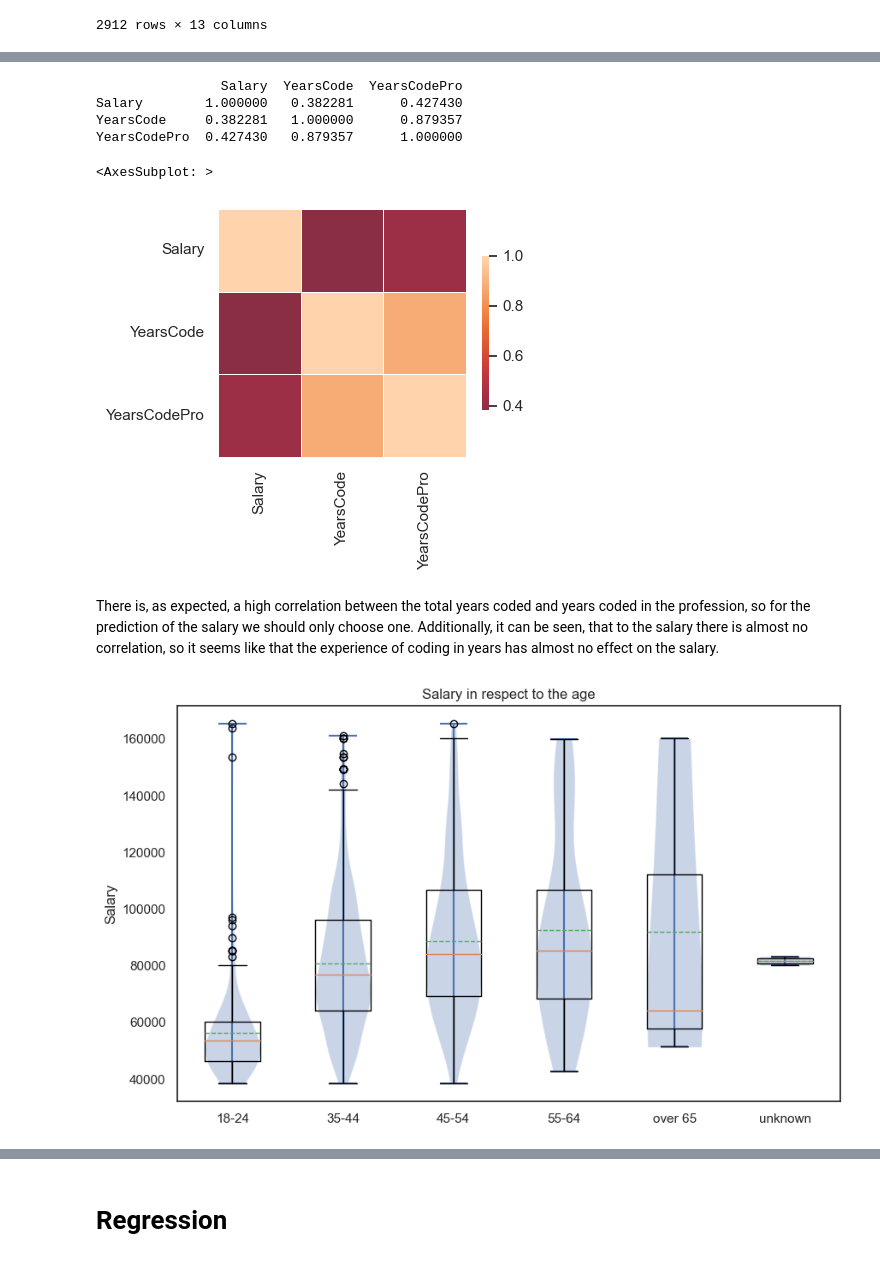
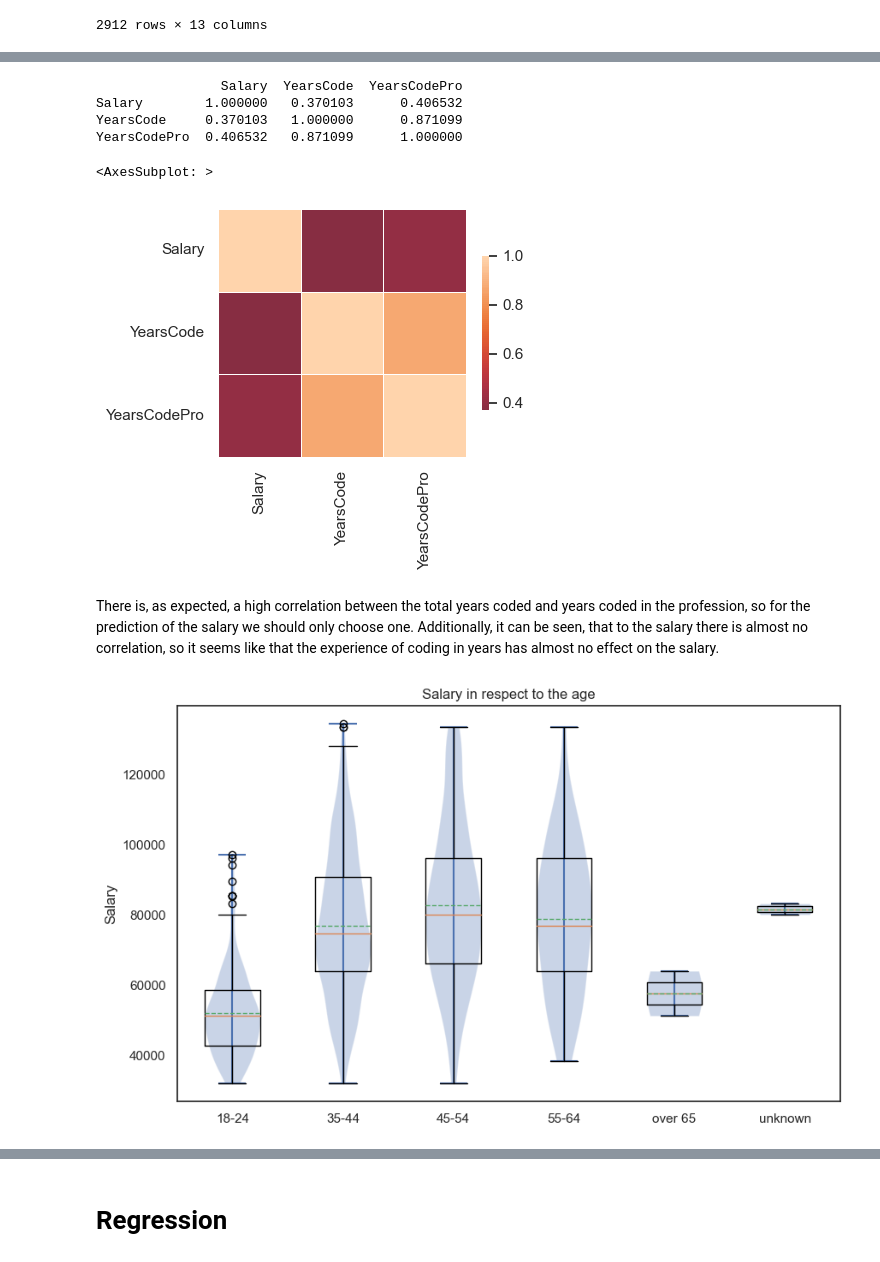
Before and after one commit to LucaF171/DataLiteracyProject, a Jupyter notebook: project.ipynb, the cells around one changed output, grey strips where cells are left out. Cells and saved outputs as stored; diff of their text form; code cells hidden in the pictures.

```diff
--- a/project.ipynb
+++ b/project.ipynb
@@ -343,6 +333,0 @@ plt.show()
-# %%
-print(f"0.925 quantil: {int(np.quantile(df_ger['Salary'], q=0.925)) : >6}")
-print(f"0.075 quantil: {int(np.quantile(df_ger['Salary'], q=0.075)) : >6}")
-
-df_ger = df_ger[df_ger['Salary'] < 165414]
-df_ger = df_ger[df_ger['Salary'] > 38388]
@@ -360,0 +334,35 @@ plt.show()
+# %%
+upper_05 = int(np.quantile(df_ger['Salary'], q=0.95))
+upper_10 = int(np.quantile(df_ger['Salary'], q=0.9))
+lower_05 = int(np.quantile(df_ger['Salary'], q=0.05))
+lower_10 = int(np.quantile(df_ger['Salary'], q=0.1))
+
+print(f"0.95 quantil: {upper_05 : >6}")
+print(f"0.90 quantil: {upper_10 : >6}")
+print(f"0.05 quantil: {lower_05 : >6}")
+
+_, (ax1, ax2, ax3, ax4) = plt.subplots(nrows=1, ncols=4, figsize=(20, 6))
+
+ax1.violinplot(df_ger['Salary'])
+ax1.boxplot(df_ger['Salary'], showmeans=True, meanline=True)
+ax1.set_ylabel("Salary")
+ax1.set(title='all data')
+
+ax2.violinplot(df_ger[df_ger['Salary'].between(lower_05, upper_05)]['Salary'])
+ax2.boxplot(df_ger[df_ger['Salary'].between(lower_05, upper_05)]['Salary'], showmeans=True, meanline=True)
+ax2.set_ylabel("Salary")
+ax2.set(title='lower: 05 | upper: 05')
+
+ax3.violinplot(df_ger[df_ger['Salary'].between(lower_05, upper_10)]['Salary'])
+ax3.boxplot(df_ger[df_ger['Salary'].between(lower_05, upper_10)]['Salary'], showmeans=True, meanline=True)
+ax3.set_ylabel("Salary")
+ax3.set(title='lower: 05 | upper: 10')
+
+ax4.violinplot(df_ger[df_ger['Salary'].between(lower_10, upper_10)]['Salary'])
+ax4.boxplot(df_ger[df_ger['Salary'].between(lower_10, upper_10)]['Salary'], showmeans=True, meanline=True)
+ax4.set_ylabel("Salary")
+ax4.set(title='lower: 05 | upper: 10')
+
+plt.show()
+
+df_ger = df_ger[df_ger['Salary'].between(lower_10, upper_10)]
@@ -361,15 +374,15 @@ plt.show()
 # %%
 corr = df_ger[['Salary', 'YearsCode', 'YearsCodePro']].corr()
-print(corr)
+display(corr)
 _, heatmap_ax = plt.subplots(figsize=(4, 4))
 sns.heatmap(corr, center=0, square=True, linewidths=.5, cbar_kws={"shrink": .5}, ax=heatmap_ax)
 # %% [output]
                 Salary  YearsCode  YearsCodePro
-Salary        1.000000   0.382281      0.427430
-YearsCode     0.382281   1.000000      0.879357
-YearsCodePro  0.427430   0.879357      1.000000
+Salary        1.000000   0.370103      0.406532
+YearsCode     0.370103   1.000000      0.871099
+YearsCodePro  0.406532   0.871099      1.000000
 <AxesSubplot: >
-[figure, old version]
+[figure, new version]
 # %% [markdown]
 There is, as expected, a high correlation between the total years coded and years coded in the profession, so for the prediction of the salary we should only choose one. Additionally, it can be seen, that to the salary there is almost no correlation, so it seems like that the experience of coding in years has almost no effect on the salary.
 # %%
@@ -391,7 +404,7 @@ ax.set_xticklabels(labels)
 ax.set(title='Salary in respect to the age')
 plt.show()
 # %% [output]
-[figure, old version]
+[figure, new version]
 # %%
 data = [
     df_ger[df_ger['OrgSize'] == "1"]['Salary'],
```
Also changed, not shown: parts of 29 cells of this notebook.
